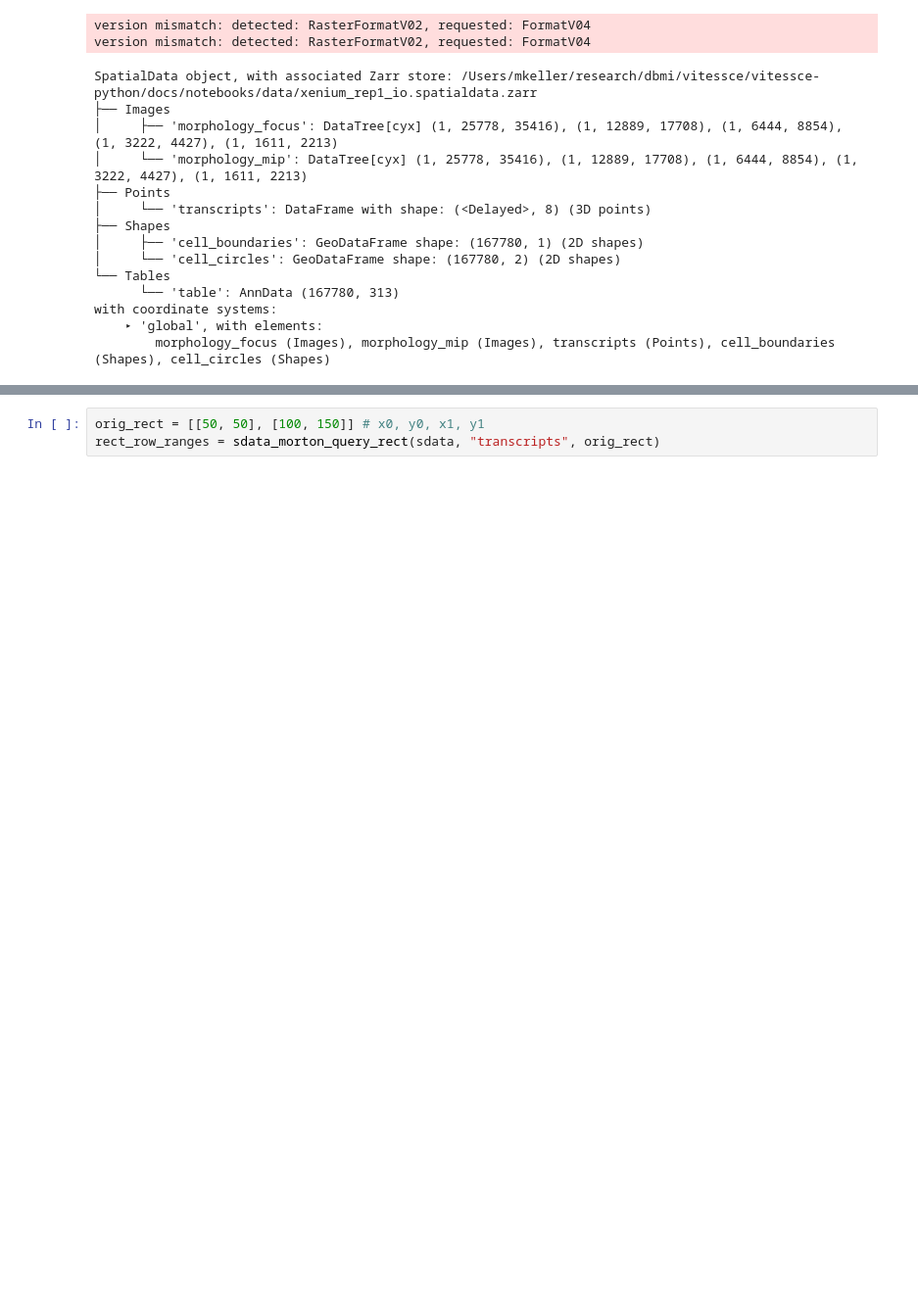
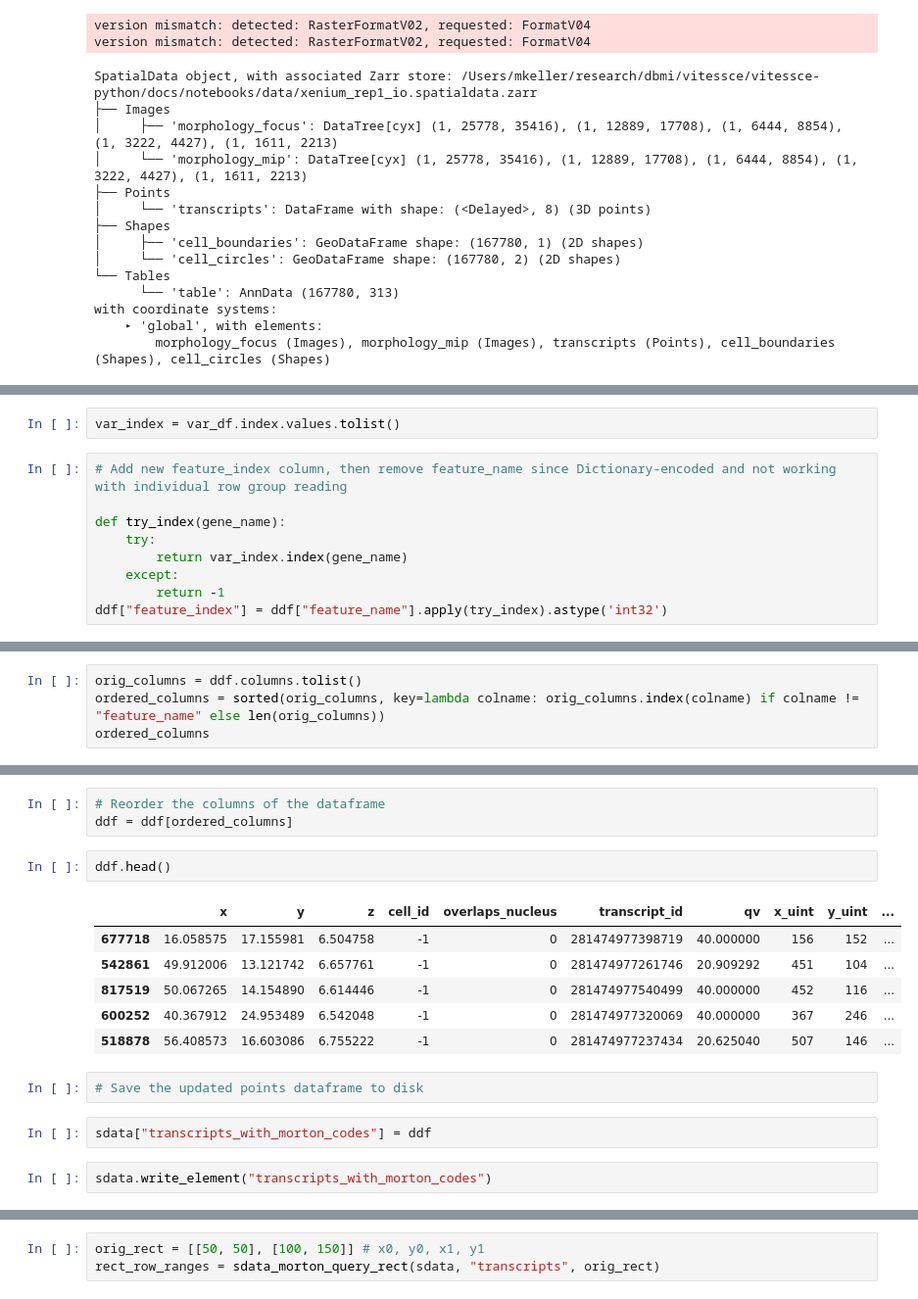
Before and after one commit to vitessce/vitessce-python, a Jupyter notebook: docs/notebooks/spatial_data_xenium_morton.ipynb, the cells around one changed output, grey strips where cells are left out. Shown at 98% size. Cells and saved outputs as stored; diff of their text form; blank space fills up the shorter version.

```diff
--- a/docs/notebooks/spatial_data_xenium_morton.ipynb
+++ b/docs/notebooks/spatial_data_xenium_morton.ipynb
@@ -95,0 +181,11 @@ with coordinate systems:
+# %%
+var_index = var_df.index.values.tolist()
+# %%
+# Add new feature_index column, then remove feature_name since Dictionary-encoded and not working with individual row group reading
+
+def try_index(gene_name):
+    try:
+        return var_index.index(gene_name)
+    except:
+        return -1
+ddf["feature_index"] = ddf["feature_name"].apply(try_index).astype('int32')
@@ -95,0 +199,4 @@ with coordinate systems:
+# %%
+orig_columns = ddf.columns.tolist()
+ordered_columns = sorted(orig_columns, key=lambda colname: orig_columns.index(colname) if colname != "feature_name" else len(orig_columns))
+ordered_columns
@@ -95,0 +216,18 @@ with coordinate systems:
+# %%
+# Reorder the columns of the dataframe
+ddf = ddf[ordered_columns]
+# %%
+ddf.head()
+# %% [output]
+|  | x | y | z | cell_id | overlaps_nucleus | transcript_id | qv | x_uint | y_uint | ... |
+| 677718 | 16.058575 | 17.155981 | 6.504758 | -1 | 0 | 281474977398719 | 40.000000 | 156 | 152 | ... |
+| 542861 | 49.912006 | 13.121742 | 6.657761 | -1 | 0 | 281474977261746 | 20.909292 | 451 | 104 | ... |
+| 817519 | 50.067265 | 14.154890 | 6.614446 | -1 | 0 | 281474977540499 | 40.000000 | 452 | 116 | ... |
+| 600252 | 40.367912 | 24.953489 | 6.542048 | -1 | 0 | 281474977320069 | 40.000000 | 367 | 246 | ... |
+| 518878 | 56.408573 | 16.603086 | 6.755222 | -1 | 0 | 281474977237434 | 20.625040 | 507 | 146 | ... |
+# %%
+# Save the updated points dataframe to disk
+# %%
+sdata["transcripts_with_morton_codes"] = ddf
+# %%
+sdata.write_element("transcripts_with_morton_codes")
```
Also changed, not shown: parts of 34 cells of this notebook.
